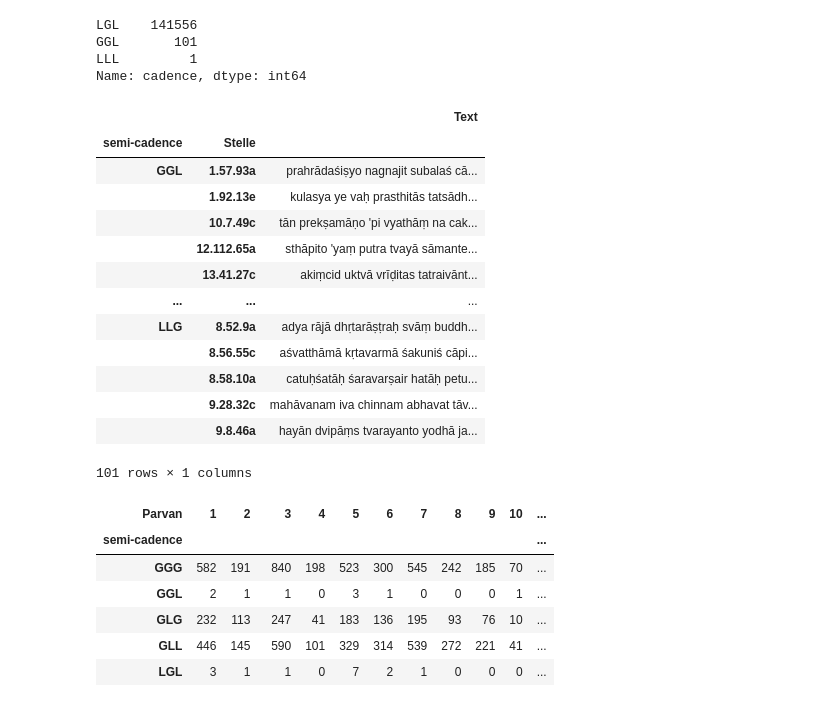
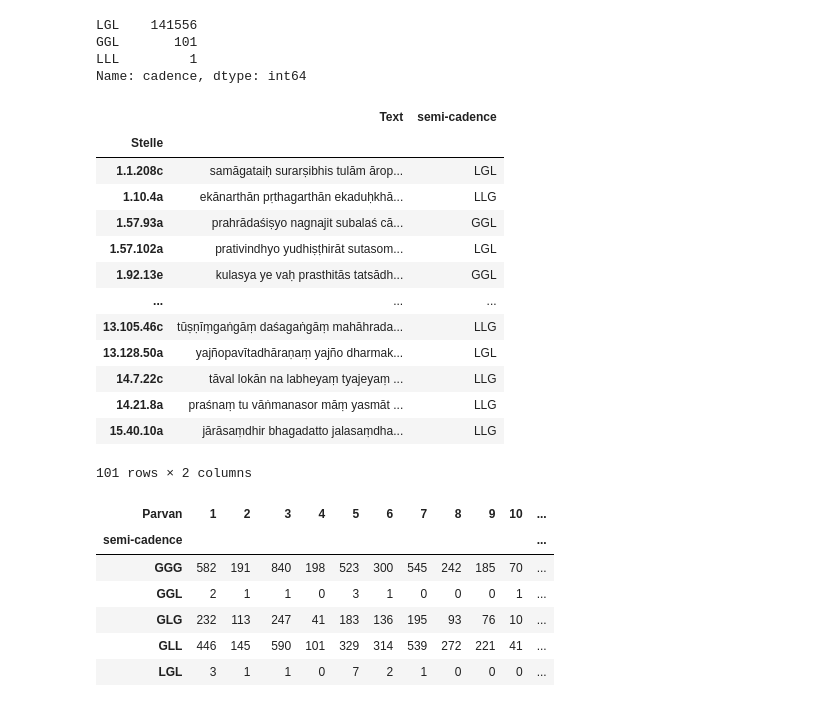
Before and after one commit to kmein/shloka, a Jupyter notebook: shloka-scansion/Shloka.ipynb, the cells around one changed output. Saved outputs shown, nothing was run; the diff lists cells and outputs as text; code cells hidden in the pictures.

```diff
--- a/shloka-scansion/Shloka.ipynb
+++ b/shloka-scansion/Shloka.ipynb
@@ -37,9 +48,16 @@ df = pd.read_csv("shloka/mahabharata.csv").rename(columns={
     "lengths": "Quantitäten + Wortgrenzen"
 })
 # %%
-df["Quantitäten"] = df["Quantitäten + Wortgrenzen"].apply(lambda x: x.replace(".", ""))
-df["Stelle"] = df.apply(lambda x: "{}.{}.{}{}".format(x["Parvan"], x["Adhyāya"], x["Śloka"], x["Pāda"]), axis=1)
-df["Text"] = df["Text"].apply(lambda x: transliterate(x, sanscript.HK, sanscript.IAST))
+df["Quantitäten"] = df["Quantitäten + Wortgrenzen"].apply(
+    lambda x: x.replace(".", "")
+)
+df["Stelle"] = df.apply(
+    lambda x: "{}.{}.{}{}".format(x["Parvan"], x["Adhyāya"], x["Śloka"], x["Pāda"]),
+    axis=1
+)
+df["Text"] = df["Text"].apply(
+    lambda x: transliterate(x, sanscript.HK, sanscript.IAST)
+)
 df = df.set_index("Stelle")
 # %%
 shlokas_all = df[(df["Art"] == "Verse") & (~df["Text"].str.contains(";"))]
@@ -123,12 +153,20 @@ hypermetric_shlokas_no_resolution
 | 14.93.66c | yadā dānarucir bhavati tadā dharm... | 17 |
 # %%
 shlokas = shlokas_all[shlokas_all["Silbenzahl"] == 16]
-# %%
-shlokas = shlokas[~((shlokas["Parvan"] == 12) & (shlokas["Adhyāya"] == 309) & (32 <= shlokas["Śloka"]) & (shlokas["Śloka"] <= 69))]
+# %%
+# Filter out purely iambic lines in 12.309
+shlokas = shlokas[~(
+    (shlokas["Parvan"] == 12) &
+    (shlokas["Adhyāya"] == 309) &
+    (32 <= shlokas["Śloka"]) &
+    (shlokas["Śloka"] <= 69)
+)]
 # %% [markdown]
 # _Pathyā_ oder _Vipulā_
 # %%
-shlokas["Typ"] = shlokas["Quantitäten"].apply(lambda lengths: "Pathyā" if lengths[4:7] == "LGG" else "Vipulā")
+shlokas["Typ"] = shlokas["Quantitäten"].apply(
+    lambda lengths: "Pathyā" if lengths[4:7] == "LGG" else "Vipulā"
+)
 # %%
 shlokas["Typ"].value_counts()
 # %% [output]
@@ -175,23 +215,26 @@ GGL       101
 LLL         1
 Name: cadence, dtype: int64
 # %%
-odd_semi_cadences = shlokas[shlokas["semi-cadence"].apply(lambda x: x in ["LGL", "LLG", "GGL"])].reset_index().set_index(["semi-cadence", "Stelle"]).sort_index()[["Text"]]
-write_table(odd_semi_cadences, "odd_semi_cadences", caption="Verse mit unüblicher semi-cadence.")
+odd_semi_cadences = shlokas[
+    shlokas["semi-cadence"].apply(lambda x: x in ["LGL", "LLG", "GGL"])
+][["Text", "semi-cadence"]]
+write_table(odd_semi_cadences, "odd_semi_cadences",
+            caption="Verse mit unüblicher semi-cadence.")
 odd_semi_cadences
 # %% [output]
-|  |  | Text |
-| semi-cadence | Stelle |  |
-| GGL | 1.57.93a | prahrādaśiṣyo nagnajit subalaś cā... |
-|  | 1.92.13e | kulasya ye vaḥ prasthitās tatsādh... |
-|  | 10.7.49c | tān prekṣamāṇo 'pi vyathāṃ na cak... |
-|  | 12.112.65a | sthāpito 'yaṃ putra tvayā sāmante... |
-|  | 13.41.27c | akiṃcid uktvā vrīḍitas tatraivānt... |
+|  | Text | semi-cadence |
+| Stelle |  |  |
+| 1.1.208c | samāgataiḥ surarṣibhis tulām ārop... | LGL |
+| 1.10.4a | ekānarthān pṛthagarthān ekaduḥkhā... | LLG |
+| 1.57.93a | prahrādaśiṣyo nagnajit subalaś cā... | GGL |
+| 1.57.102a | prativindhyo yudhiṣṭhirāt sutasom... | LGL |
+| 1.92.13e | kulasya ye vaḥ prasthitās tatsādh... | GGL |
 | ... | ... | ... |
-| LLG | 8.52.9a | adya rājā dhṛtarāṣṭraḥ svāṃ buddh... |
-|  | 8.56.55c | aśvatthāmā kṛtavarmā śakuniś cāpi... |
-|  | 8.58.10a | catuḥśatāḥ śaravarṣair hatāḥ petu... |
-|  | 9.28.32c | mahāvanam iva chinnam abhavat tāv... |
-|  | 9.8.46a | hayān dvipāṃs tvarayanto yodhā ja... |
+| 13.105.46c | tūṣṇīṃgaṅgāṃ daśagaṅgāṃ mahāhrada... | LLG |
+| 13.128.50a | yajñopavītadhāraṇaṃ yajño dharmak... | LGL |
+| 14.7.22c | tāval lokān na labheyaṃ tyajeyaṃ ... | LLG |
+| 14.21.8a | praśnaṃ tu vāṅmanasor māṃ yasmāt ... | LLG |
+| 15.40.10a | jārāsaṃdhir bhagadatto jalasaṃdha... | LLG |
-101 rows × 1 columns
+101 rows × 2 columns
 # %%
 df_no_pathya = shlokas[shlokas["semi-cadence"] != "LGG"]
```
Also changed, not shown: parts of 59 cells of this notebook.
